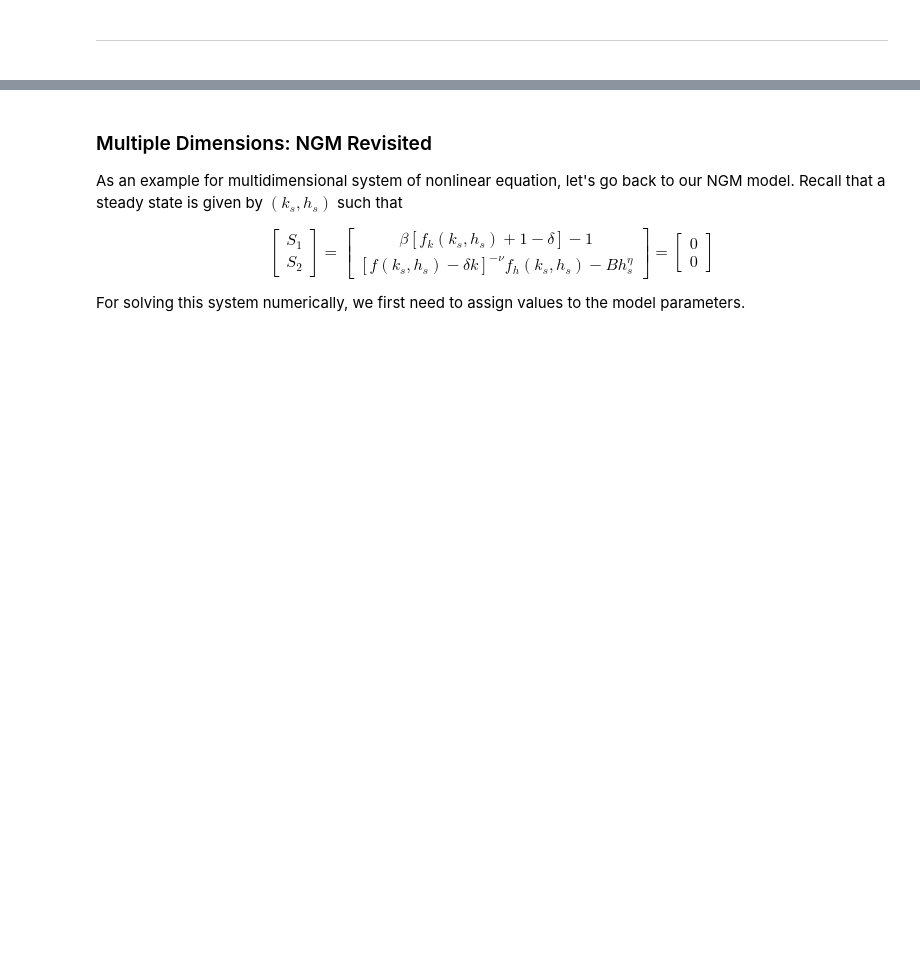
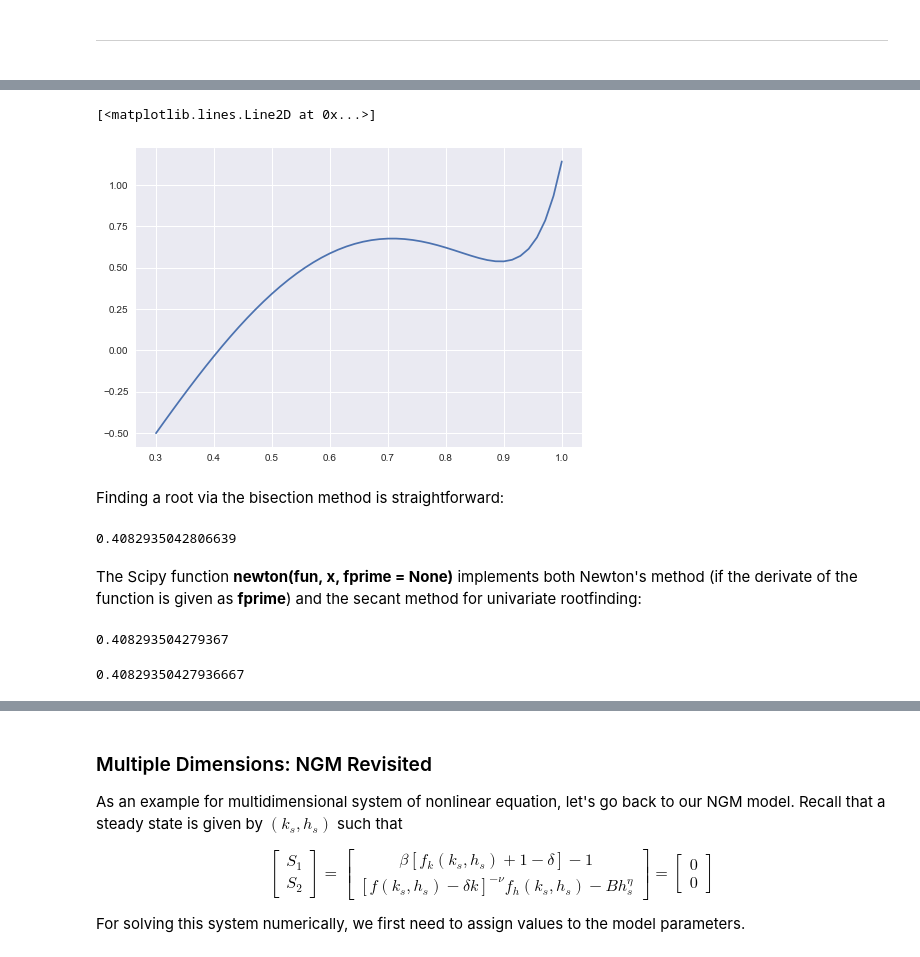
Before and after one commit to Moony2D/CME-LMU, a Jupyter notebook: Lecture4_RootFinding/Lecture4_RootFinding.ipynb, the cells around one changed output, grey strips where cells are left out. Cells and saved outputs as stored; diff of their text form; code cells hidden in the pictures; blank space fills up the shorter version.

Commit message:
Modifies Lecture4_RootFinding.ipynb: completes Scipy part; minor changes to documentation

```diff
--- a/Lecture4_RootFinding/Lecture4_RootFinding.ipynb
+++ b/Lecture4_RootFinding/Lecture4_RootFinding.ipynb
@@ -586,5 +651,29 @@ Finding a root via the bisection method is straightforward:
+# %%
+def fun(x):
+    return np.sin(4 * (x - 0.25)) + x + x**20 - 1
+
+fig, ax = plt.subplots()
+x = np.linspace(0.3, 1, 50)
+ax.plot(x, fun(x))
+# %% [output]
+[<matplotlib.lines.Line2D at 0x...>]
+[figure, added]
+# %% [markdown]
+Finding a root via the bisection method is straightforward:
+# %%
+print(scipy.optimize.bisect(fun,0,2))
+# %% [output]
+0.4082935042806639
+# %% [markdown]
+The Scipy function **newton(fun, x, fprime = None)** implements both Newton's method (if the derivate of the function is given as **fprime**)  and the secant method for univariate rootfinding:
 # %%
-def fun(x):
-    return np.sin(4 * (x - 0.25)) + x + x**20 - 1
+def fun_d(x):
+    return np.cos(4 * (x - 0.25)) * 4 + 1 + 20 * x**19
 
-print(scipy.optimize.bisect(fun,0,2))
+scipy.optimize.newton(fun,0.6, fun_d)
+# %% [output]
+0.408293504279367
+# %%
+scipy.optimize.newton(fun,0.6)
+# %% [output]
+0.40829350427936667
```
Also changed, not shown: parts of 33 cells of this notebook.
